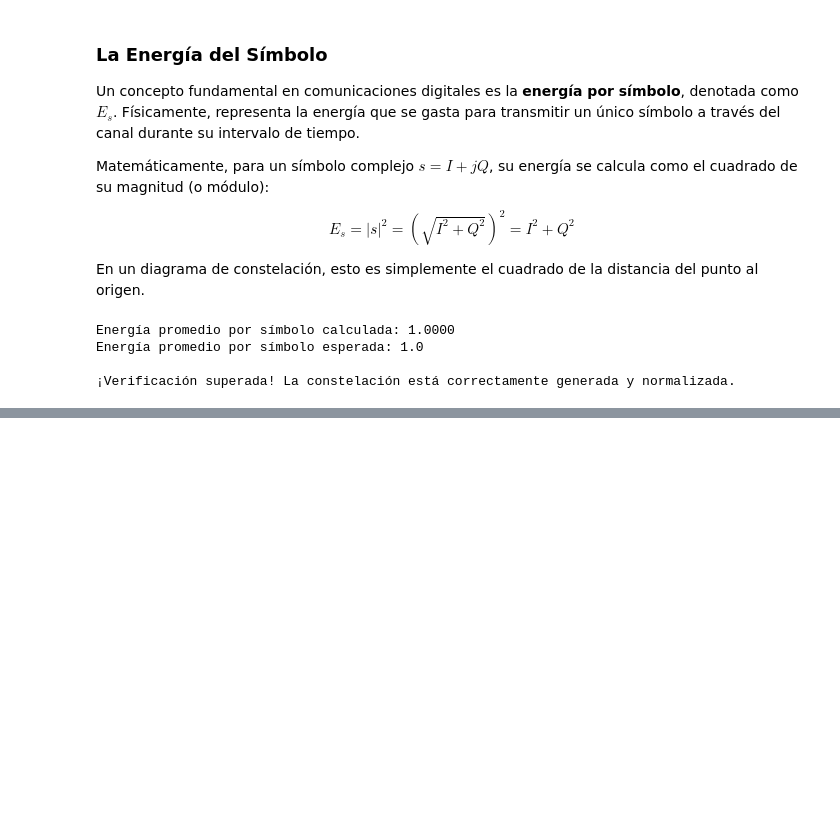
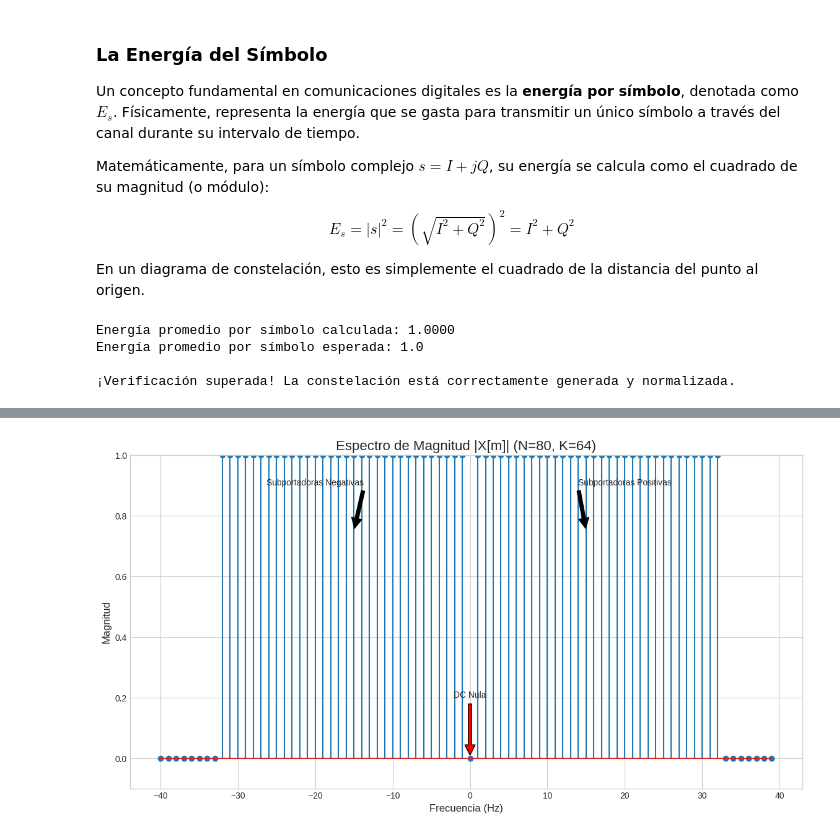
Before and after one commit to AguTrachta/comDigitales, a Jupyter notebook: notebooks/transmisor_receptor_ofdm.ipynb, the cells around one changed output, grey strips where cells are left out. Saved outputs shown, nothing was run; the diff lists cells and outputs as text; code cells hidden in the pictures; blank space fills up the shorter version.

Commit message:
feat: agregado bloque 3

```diff
--- a/notebooks/transmisor_receptor_ofdm.ipynb
+++ b/notebooks/transmisor_receptor_ofdm.ipynb
@@ -305,0 +321,14 @@ Energía promedio por símbolo esperada: 1.0
+# %%
+# Bloque 3.1: Agrupar símbolos y preparar matriz de entrada IFFT
+
+# Agrupamos la lista plana de símbolos en una matriz (N_sym, K)
+# donde cada fila contiene los K símbolos para un símbolo OFDM.
+ak_matrix = ak_symbols_flat.reshape(p.N_sym, p.K)
+
+# Inicializamos la matriz de entrada de la IFFT con ceros complejos.
+# Esta matriz tendrá dimensiones (N_sym, N).
+X_matrix = np.zeros((p.N_sym, p.N), dtype=complex)
+
+# --- Verificación ---
+print(f"Dimensiones de la matriz de símbolos de datos (ak_matrix): {ak_matrix.shape}")
+print(f"Dimensiones de la matriz de entrada a la IFFT (X_matrix): {X_matrix.shape}")
@@ -305,0 +391,27 @@ Energía promedio por símbolo esperada: 1.0
+# %%
+# Extraemos la primera fila de X_matrix para el gráfico
+X_primer_simbolo = X_matrix[0, :]
+
+# Para una visualización más intuitiva, centramos el espectro en 0.
+# El eje de frecuencias normalizadas se calcula con np.fft.fftfreq.
+freq_axis = np.fft.fftshift(np.fft.fftfreq(p.N, d=1/p.fsamp)) # Frecuencia en Hz
+# Y el espectro se reordena con np.fft.fftshift para que DC quede en el centro.
+X_shifted = np.fft.fftshift(np.abs(X_primer_simbolo))
+
+plt.figure(figsize=(14, 7))
+plt.stem(freq_axis, X_shifted)
+
+plt.title(f'Espectro de Magnitud |X[m]| (N={p.N}, K={p.K})', fontsize=16)
+plt.xlabel('Frecuencia (Hz)', fontsize=12)
+plt.ylabel('Magnitud', fontsize=12)
+plt.grid(True)
+plt.ylim(bottom=-0.1, top=1.0) # Ajuste para mejor visualización
+plt.annotate(f'Subportadoras Positivas', xy=(15, 0.75), xytext=(20, 0.9),
+             arrowprops=dict(facecolor='black', shrink=0.05), ha='center')
+plt.annotate(f'Subportadoras Negativas', xy=(-15, 0.75), xytext=(-20, 0.9),
+             arrowprops=dict(facecolor='black', shrink=0.05), ha='center')
+plt.annotate('DC Nula', xy=(0, 0), xytext=(0, 0.2),
+             arrowprops=dict(facecolor='red', shrink=0.05), ha='center')
+plt.show()
+# %% [output]
+[figure, added]
```
Also changed, not shown: parts of 14 cells of this notebook, 1 other file.
